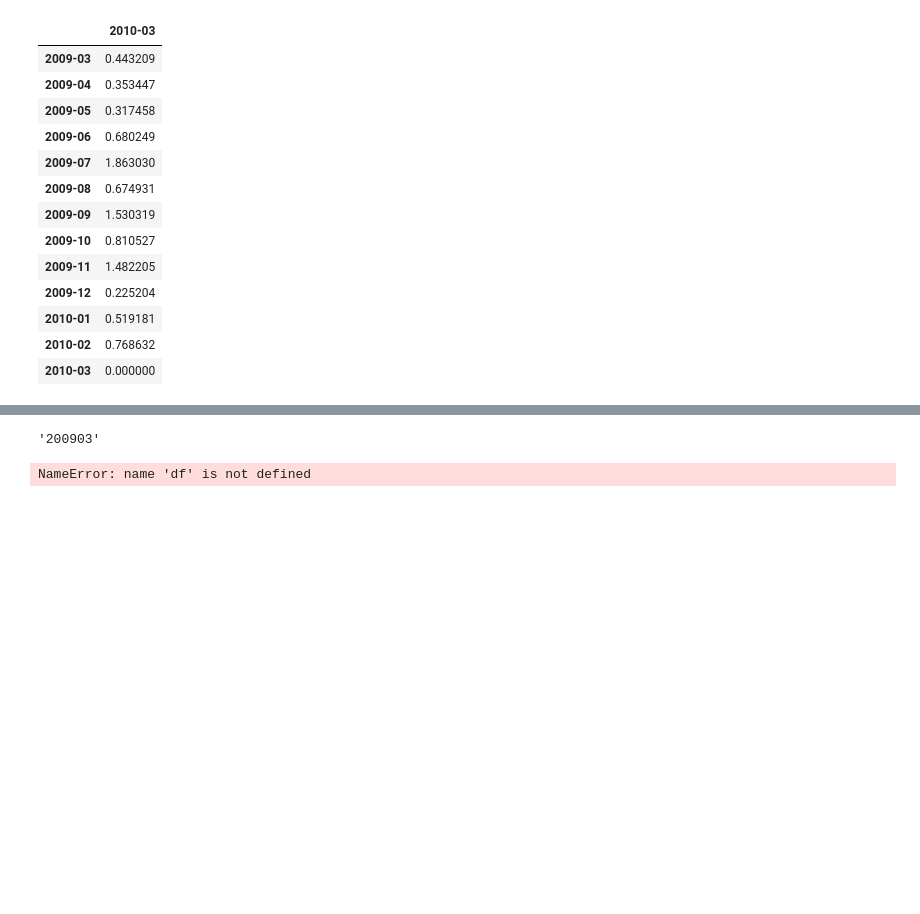
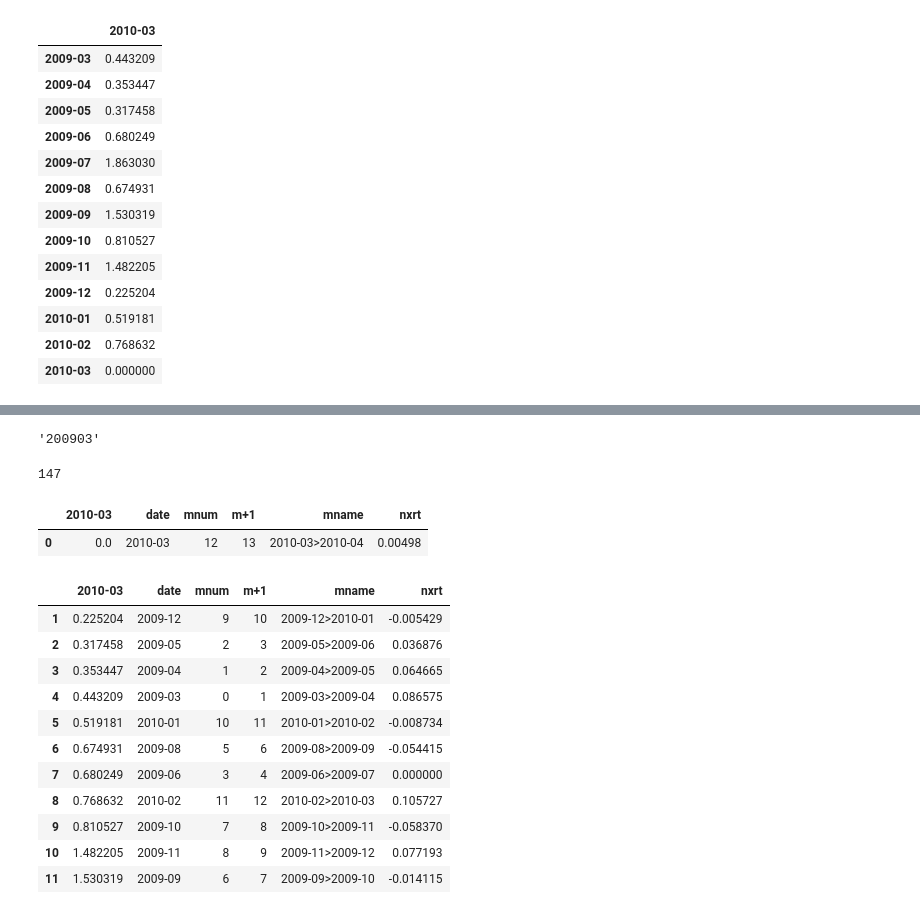
Before and after one commit to gitbiginner/ststpy, a Jupyter notebook: stockmw.ipynb, the cells around one changed output, grey strips where cells are left out. Drawn from its saved outputs; the diff is of its cells as text; code cells hidden in the pictures; blank space fills up the shorter version.

```diff
--- a/stockmw.ipynb
+++ b/stockmw.ipynb
@@ -200,0 +234,8 @@ dflist[0].T
+# %%
+stmon[0]
+# %% [output]
+'200903'
+# %%
+len(dflist)
+# %% [output]
+147
@@ -200,0 +257,5 @@ dflist[0].T
+# %%
+dfedit[0][0:1]
+# %% [output]
+|  | 2010-03 | date | mnum | m+1 | mname | nxrt |
+| 0 | 0.0 | 2010-03 | 12 | 13 | 2010-03>2010-04 | 0.00498 |
@@ -200,0 +265,15 @@ dflist[0].T
+# %%
+X_train, X_test = features
+# %% [output]
+|  | 2010-03 | date | mnum | m+1 | mname | nxrt |
+| 1 | 0.225204 | 2009-12 | 9 | 10 | 2009-12>2010-01 | -0.005429 |
+| 2 | 0.317458 | 2009-05 | 2 | 3 | 2009-05>2009-06 | 0.036876 |
+| 3 | 0.353447 | 2009-04 | 1 | 2 | 2009-04>2009-05 | 0.064665 |
+| 4 | 0.443209 | 2009-03 | 0 | 1 | 2009-03>2009-04 | 0.086575 |
+| 5 | 0.519181 | 2010-01 | 10 | 11 | 2010-01>2010-02 | -0.008734 |
+| 6 | 0.674931 | 2009-08 | 5 | 6 | 2009-08>2009-09 | -0.054415 |
+| 7 | 0.680249 | 2009-06 | 3 | 4 | 2009-06>2009-07 | 0.000000 |
+| 8 | 0.768632 | 2010-02 | 11 | 12 | 2010-02>2010-03 | 0.105727 |
+| 9 | 0.810527 | 2009-10 | 7 | 8 | 2009-10>2009-11 | -0.058370 |
+| 10 | 1.482205 | 2009-11 | 8 | 9 | 2009-11>2009-12 | 0.077193 |
+| 11 | 1.530319 | 2009-09 | 6 | 7 | 2009-09>2009-10 | -0.014115 |
@@ -209,15 +301,3 @@ sted["m+1"] = sted["mnum"]+1
 sted = pd.merge(sted, returns, on="mnum")
 
 sted
-# %%
-stmon[0]
-# %% [output]
-'200903'
-# %%
-dfname = []
-for i in range(starti):
-    #print(stmon[i])
-    dfname.append("df"+stmon[i])
-print(dfname)
-# %% [output]
-NameError: name 'df' is not defined
```
Also changed, not shown: parts of 12 cells of this notebook.
